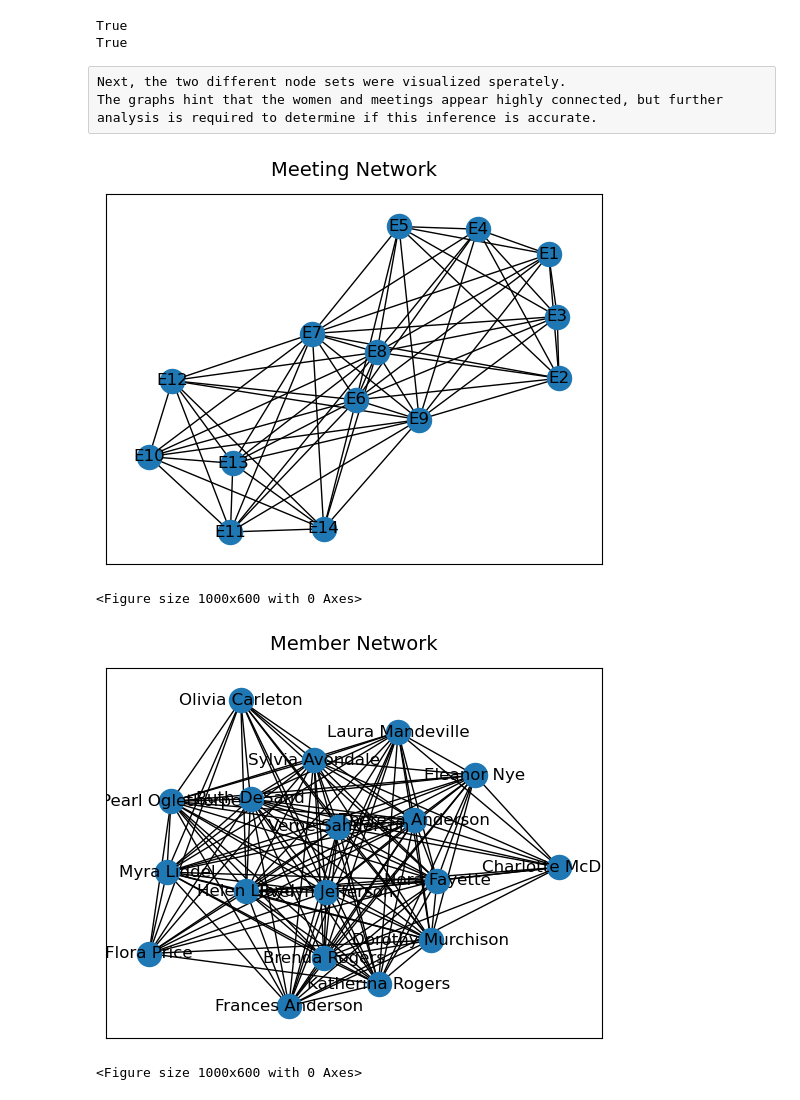
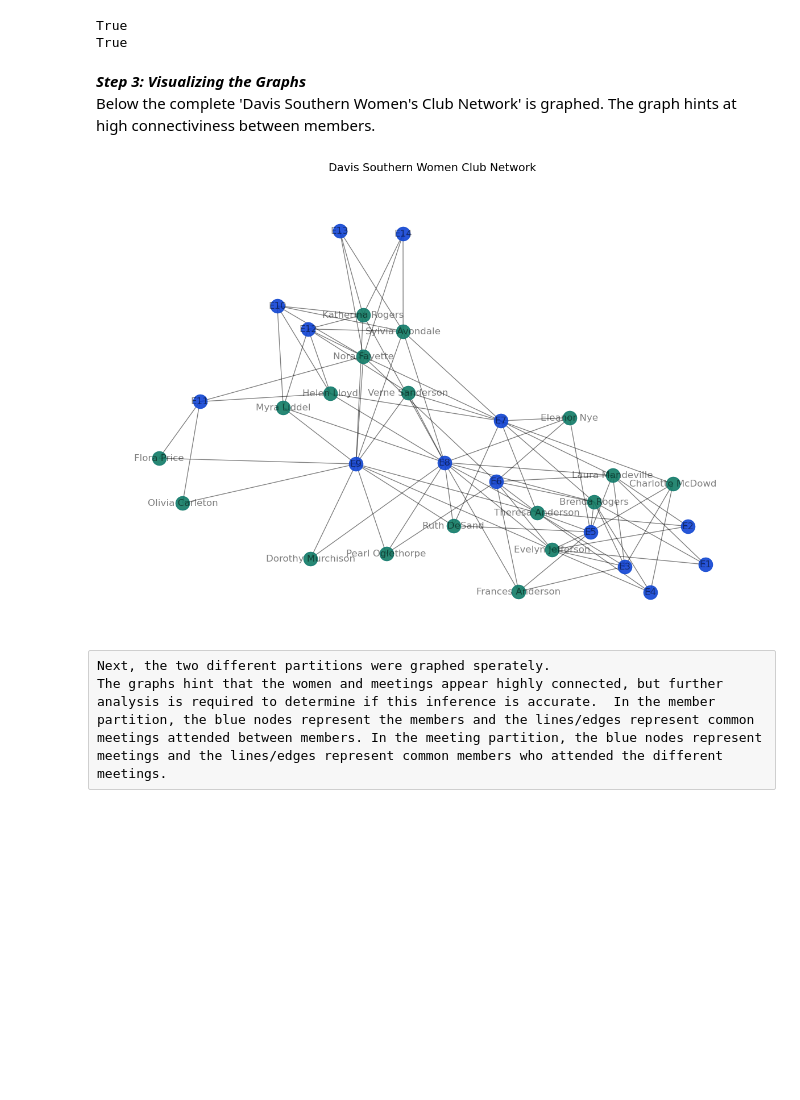
Before and after one commit to justinm0rgan/webanalytics, a Jupyter notebook: Week_3_Part_2_Assignment_Datasets.ipynb, the cells around one changed output. Drawn from its saved outputs; the diff is of its cells as text; code cells hidden in the pictures; blank space fills up the shorter version.

```diff
--- a/Week_3_Part_2_Assignment_Datasets.ipynb
+++ b/Week_3_Part_2_Assignment_Datasets.ipynb
@@ -65,27 +85,35 @@ print(nx.is_bipartite(G))
 # %% [output]
 True
 True
+# %% [markdown]
+***Step 3: Visualizing the Graphs***
+Below the complete 'Davis Southern Women's Club Network' is graphed. The graph hints at high connectiviness between members.
+# %%
+pos = nx.spring_layout(G)
+
+graph_1=nx.spring_layout (G)
+#women_degree_cent=nx.degree(G,women)
+#clubs_degree_cent =nx.degree(G,clubs)
+plt.figure(1,figsize=(15,10))
+plt.axis('off')
+
+nx.draw_networkx_nodes(G,pos,
+                       nodelist=women,
+                       node_color='g',
+                       #node_size=[v * 100 for v in dict(women_degree_cent).values()],
+                   alpha=0.8)
+
+
+nx.draw_networkx_nodes(G,pos,
+                       nodelist=clubs,
+                       node_color='b',
+                       #node_size=[v * 100 for v in dict(clubs_degree_cent).values()],
+                   alpha=0.8)
+
+plt.text(0.5, 1.05, "Davis Southern Women Club Network", fontsize=14, ha='center', transform=plt.gca().transAxes)
+nx.draw_networkx(G,pos,width=1.0,alpha=0.5)
+# %% [output]
+[figure, added]
 # %% [raw]
-Next, the two different node sets were visualized sperately.
-The graphs hint that the women and meetings appear highly connected, but further analysis is required to determine if this inference is accurate.
+Next, the two different partitions were graphed sperately.
+The graphs hint that the women and meetings appear highly connected, but further analysis is required to determine if this inference is accurate.  In the member partition, the blue nodes represent the members and the lines/edges represent common meetings attended between members. In the meeting partition, the blue nodes represent meetings and the lines/edges represent common members who attended the different meetings.
-# %%
-#club graph
-G1 = bipartite.projected_graph(G, clubs)
-pos1 = nx.spring_layout(G1)
-nx.draw_networkx(G1)
-plt.text(0.5, 1.05, "Meeting Network", fontsize=14, ha='center', transform=plt.gca().transAxes)
-plt.figure(figsize=(10, 6))
-plt.show()
-
-#women graph
-G2 = bipartite.projected_graph(G, women)
-pos2 = nx.spring_layout(G2)
-nx.draw_networkx(G2)
-plt.text(0.5, 1.05, "Member Network", fontsize=14, ha='center', transform=plt.gca().transAxes)
-plt.figure(figsize=(10, 6))
-plt.show()
-# %% [output]
-[figure, removed]
-<Figure size 1000x600 with 0 Axes>
-[figure, removed]
-<Figure size 1000x600 with 0 Axes>
```
Also changed, not shown: parts of 22 cells of this notebook, 1 other file.
